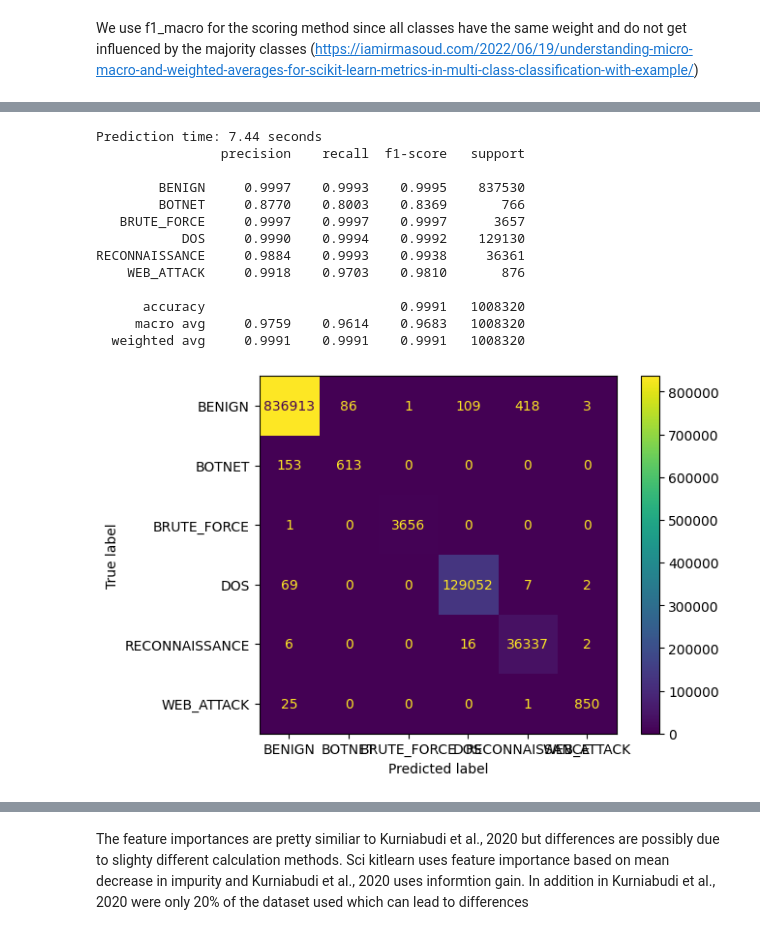
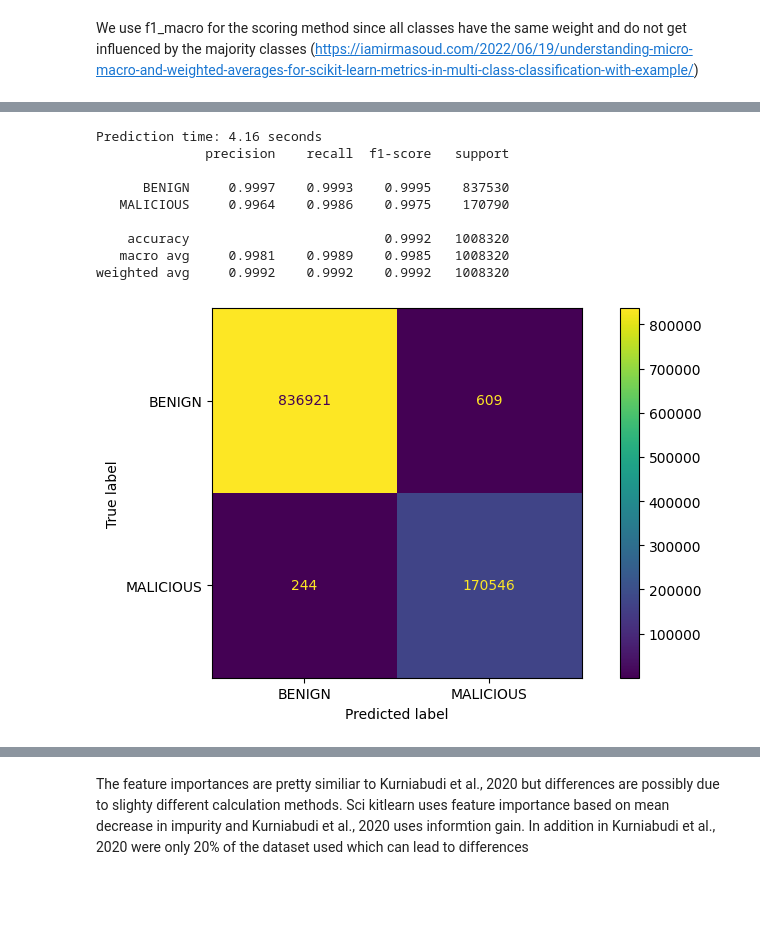
Before and after one commit to j4n-r/IDS_ml, a Jupyter notebook: ml-project-v4.ipynb, the cells around one changed output, grey strips where cells are left out. Drawn from its saved outputs; the diff is of its cells as text; code cells hidden in the pictures; blank space fills up the shorter version.

```diff
--- a/ml-project-v4.ipynb
+++ b/ml-project-v4.ipynb
@@ -274,7 +292,19 @@ category_mapping = {
     'Web Attack � Sql Injection': 'WEB_ATTACK',
     'Web Attack � XSS': 'WEB_ATTACK'
 }
+y = y.map(category_mapping)
 
-y = y.map(category_mapping)
+# experimental binary mapping see prob. Version 30 for this
+malice_mapping = {
+    'BENIGN': 'BENIGN',
+    'BOTNET': 'MALICIOUS',
+    'DOS': 'MALICIOUS',
+    'BRUTE_FORCE': 'MALICIOUS',
+    'WEB_ATTACK': 'MALICIOUS',
+    'RECONNAISSANCE': 'MALICIOUS'
+}
+
+y = y.map(malice_mapping)
+
 print(y.unique())
 # %% [output]
@@ -398,7 +430,7 @@ from sklearn.pipeline import Pipeline
 
 start_fit = time.time()
 
-rf = RandomForestClassifier(n_estimators=50, random_state=42)
+rf = RandomForestClassifier(n_estimators=100, random_state=42)
 rf.fit(X_train, y_train)
 end_fit = time.time()
 print(f"Training time: {end_fit - start_fit:.2f} seconds")
@@ -461,8 +486,9 @@ from sklearn.model_selection import HalvingGridSearchCV
 
 # Hyperparemters were are tuning
 params = {
-    'max_depth': range(10, 20),
+    'max_depth': range(12, 20),
     'n_estimators': [10, 50, 100, 150, 200],
+    'class_weight': [None, 'balanced']
 }
 
 # This should already use stratefiedKfold as a cross validation method https://scikit-learn.org/1.5/modules/generated/sklearn.model_selection.HalvingGridSearchCV.html
@@ -579,9 +601,10 @@ RECONNAISSANCE     0.9885    0.9993    0.9938     36361
 # %%
 # Hyperparemters were are tuning
 params = {
-    'max_depth': range(7, 20),
+    'max_depth': range(10, 20),
     'n_estimators': [100, 150, 200],
-    'learning_rate': [0.2, 0.1, 0.01]
+    'learning_rate': [0.2, 0.1, 0.01],
+    'class_weight': [None, 'balanced']
 }
 
 xgb_grid = HalvingGridSearchCV(
@@ -640,34 +661,32 @@ Grid Search Best Params: {'learning_rate': 0.2, 'max_depth': 12, 'n_estimators':
 # %%
 xgb_best = xgb_grid.best_estimator_
 start_pred = time.time()
 
 y_pred_xgb = xgb_best.predict(X_test)
 end_pred = time.time()
 xgb_best_pred_t = end_pred - start_pred
 
 print(f"Prediction time: {end_pred - start_pred:.2f} seconds")
 
 y_pred_decoded = le.inverse_transform(y_pred_xgb)
 y_test_decoded = le.inverse_transform(y_test_encoded)
 
 print(classification_report(y_test, y_pred_decoded, digits=4))
 xgb_best_report = classification_report(y_test, y_pred_decoded, digits=4, output_dict=True)
 xgb_best_confm = ConfusionMatrixDisplay.from_predictions(y_test, y_pred_decoded)
+xgb_best_confm.figure_.set_figwidth(10)
+xgb_best_confm.figure_.set_figwidth(10)
 # %% [output]
-Prediction time: 7.44 seconds
-                precision    recall  f1-score   support
+Prediction time: 4.16 seconds
+              precision    recall  f1-score   support
 
-        BENIGN     0.9997    0.9993    0.9995    837530
-        BOTNET     0.8770    0.8003    0.8369       766
-   BRUTE_FORCE     0.9997    0.9997    0.9997      3657
-           DOS     0.9990    0.9994    0.9992    129130
-RECONNAISSANCE     0.9884    0.9993    0.9938     36361
-    WEB_ATTACK     0.9918    0.9703    0.9810       876
+      BENIGN     0.9997    0.9993    0.9995    837530
+   MALICIOUS     0.9964    0.9986    0.9975    170790
 
-      accuracy                         0.9991   1008320
-     macro avg     0.9759    0.9614    0.9683   1008320
-  weighted avg     0.9991    0.9991    0.9991   1008320
+    accuracy                         0.9992   1008320
+   macro avg     0.9981    0.9989    0.9985   1008320
+weighted avg     0.9992    0.9992    0.9992   1008320
-[figure, old version]
+[figure, new version]
 # %%
 # Adjust here the number of features you want select  for later use
 num_of_features = 22
```
Also changed, not shown: parts of 34 cells of this notebook.
